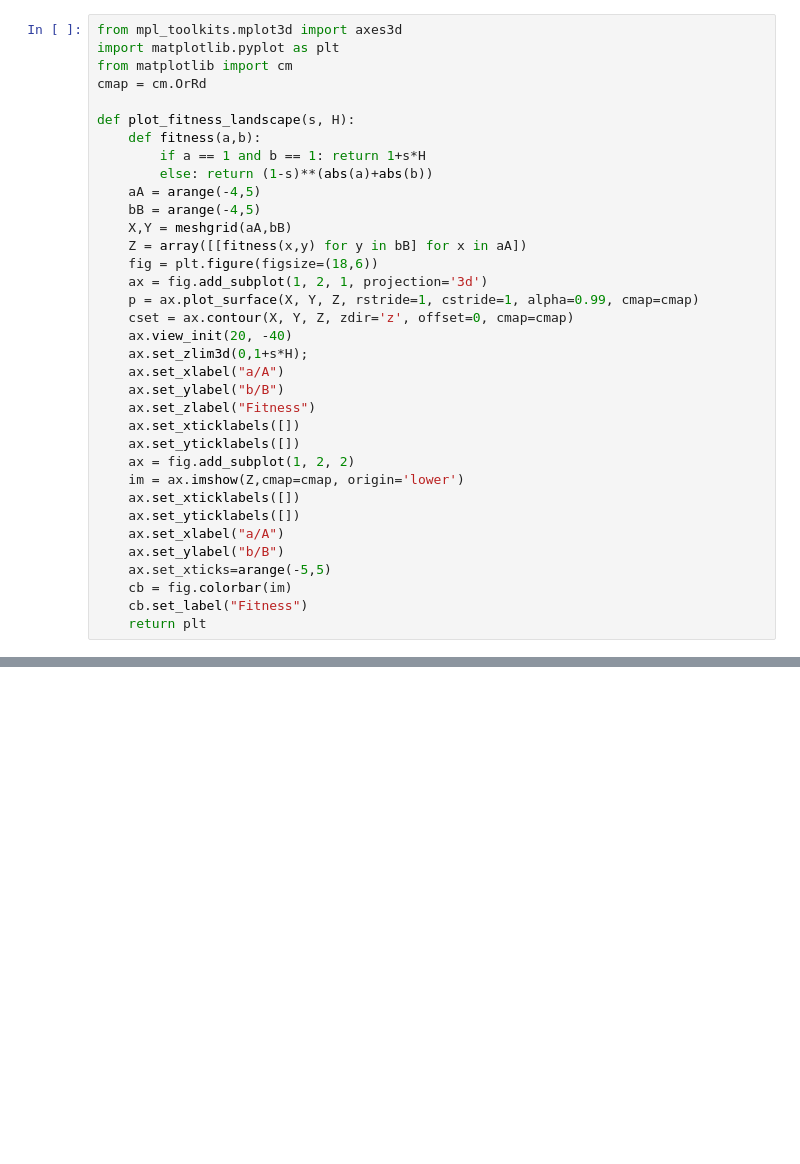
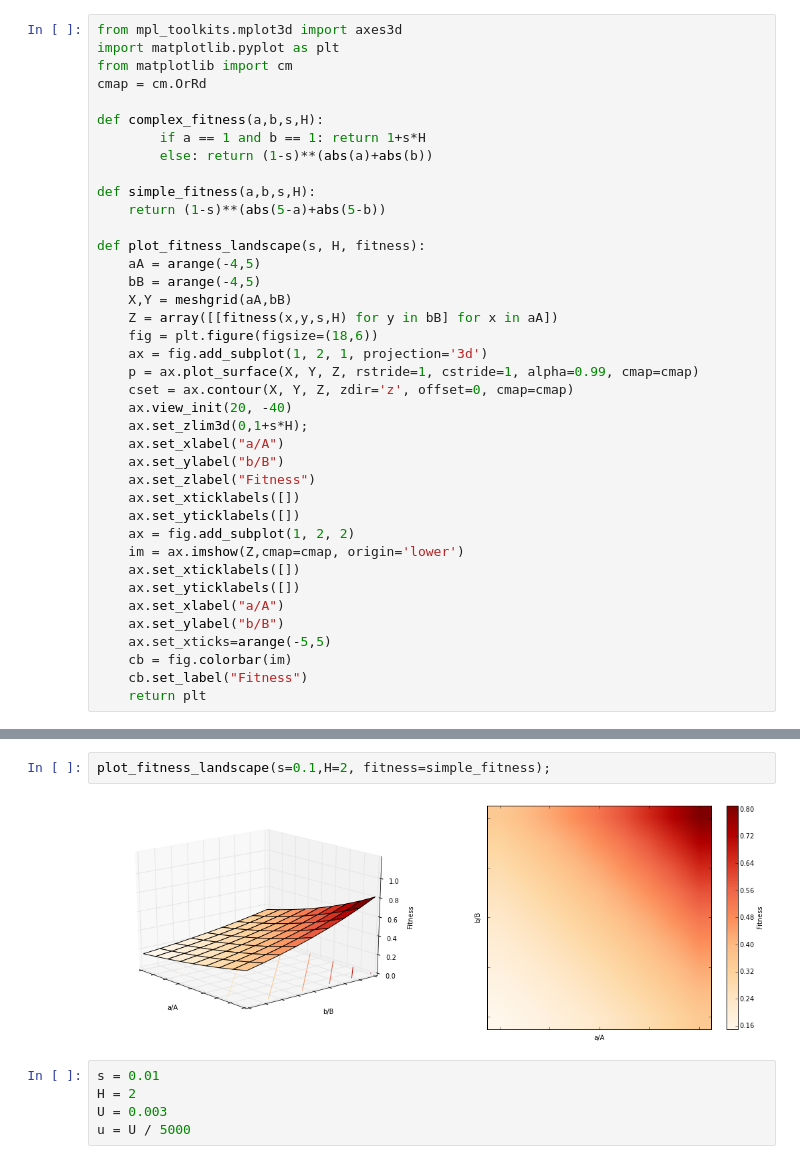
Before and after one commit to yoavram/SIDEER2013, a Jupyter notebook: presentation.ipynb, the cells around one changed output, grey strips where cells are left out. Cells and saved outputs as stored; diff of their text form; blank space fills up the shorter version.

Commit message:
fitness landscape demo

```diff
--- a/presentation.ipynb
+++ b/presentation.ipynb
@@ -12,14 +12,18 @@ import matplotlib.pyplot as plt
 from matplotlib import cm
 cmap = cm.OrRd
 
-def plot_fitness_landscape(s, H):
-    def fitness(a,b):
+def complex_fitness(a,b,s,H):
         if a == 1 and b == 1: return 1+s*H
         else: return (1-s)**(abs(a)+abs(b))
+
+def simple_fitness(a,b,s,H):
+    return (1-s)**(abs(5-a)+abs(5-b))
+
+def plot_fitness_landscape(s, H, fitness):
     aA = arange(-4,5)
     bB = arange(-4,5)
     X,Y = meshgrid(aA,bB)
-    Z = array([[fitness(x,y) for y in bB] for x in aA])
+    Z = array([[fitness(x,y,s,H) for y in bB] for x in aA])
     fig = plt.figure(figsize=(18,6))
     ax = fig.add_subplot(1, 2, 1, projection='3d')
     p = ax.plot_surface(X, Y, Z, rstride=1, cstride=1, alpha=0.99, cmap=cmap)
@@ -46,2 +50,11 @@ plot_fitness_landscape(s=0.1,H=2);
 # %% [output]
 [figure]
+# %%
+plot_fitness_landscape(s=0.1,H=2, fitness=simple_fitness);
+# %% [output]
+[figure, added]
+# %%
+s = 0.01
+H = 2
+U = 0.003
+u = U / 5000
```
Also changed, not shown: parts of 6 cells of this notebook, 1 other file.
